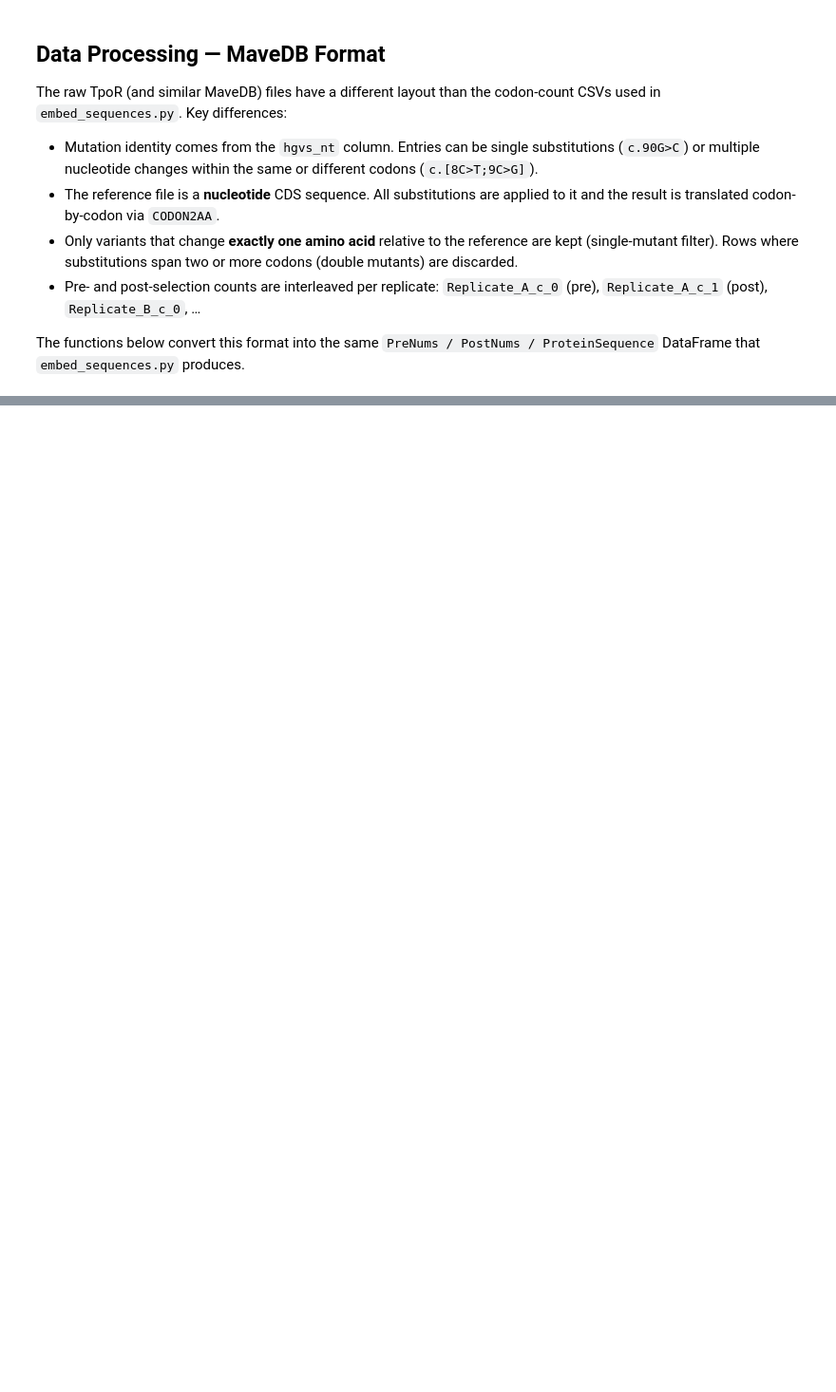
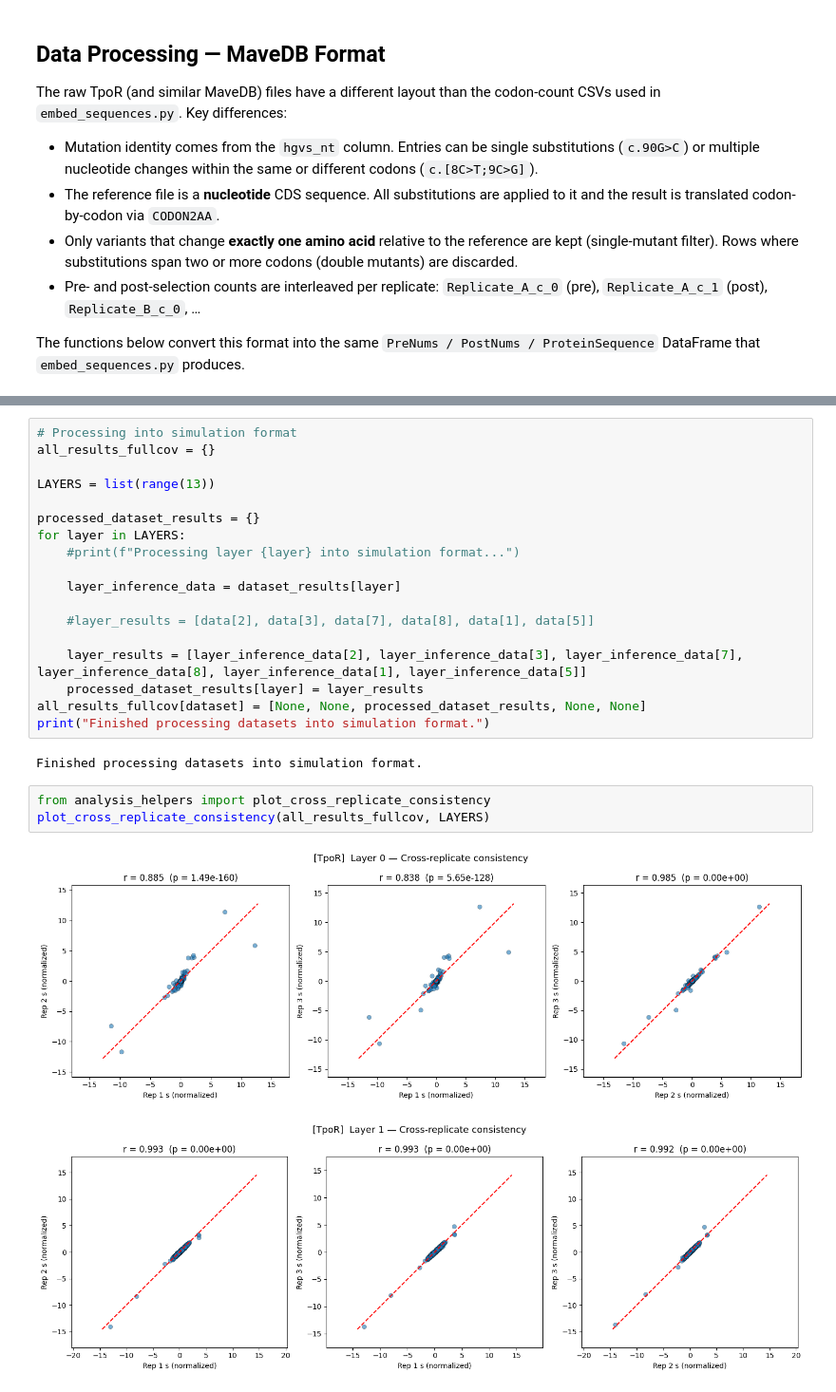
Before and after one commit to dylanwells37/esmDMS, a Jupyter notebook: notebook_analysis/test.ipynb, the cells around one changed output, grey strips where cells are left out. Shown at 95% size. Cells and saved outputs as stored; diff of their text form; blank space fills up the shorter version.

```diff
--- a/notebook_analysis/test.ipynb
+++ b/notebook_analysis/test.ipynb
@@ -370,0 +234,26 @@ T1N, W29S       NETAWISLVTALHLVLGLSAVLGLLLLRSQF
+# %%
+# Processing into simulation format
+all_results_fullcov = {}
+
+LAYERS = list(range(13))
+
+processed_dataset_results = {}
+for layer in LAYERS:
+    #print(f"Processing layer {layer} into simulation format...")
+
+    layer_inference_data = dataset_results[layer]
+
+    #layer_results = [data[2], data[3], data[7], data[8], data[1], data[5]]
+
+    layer_results = [layer_inference_data[2], layer_inference_data[3], layer_inference_data[7], layer_inference_data[8], layer_inference_data[1], layer_inference_data[5]]
+    processed_dataset_results[layer] = layer_results
+all_results_fullcov[dataset] = [None, None, processed_dataset_results, None, None]
+print("Finished processing datasets into simulation format.")
+# %% [output]
+Finished processing datasets into simulation format.
+# %%
+from analysis_helpers import plot_cross_replicate_consistency
+plot_cross_replicate_consistency(all_results_fullcov, LAYERS)
+# %% [output]
+[figure, added]
+[figure, added]
```
Also changed, not shown: parts of 19 cells of this notebook, 1 other file.
